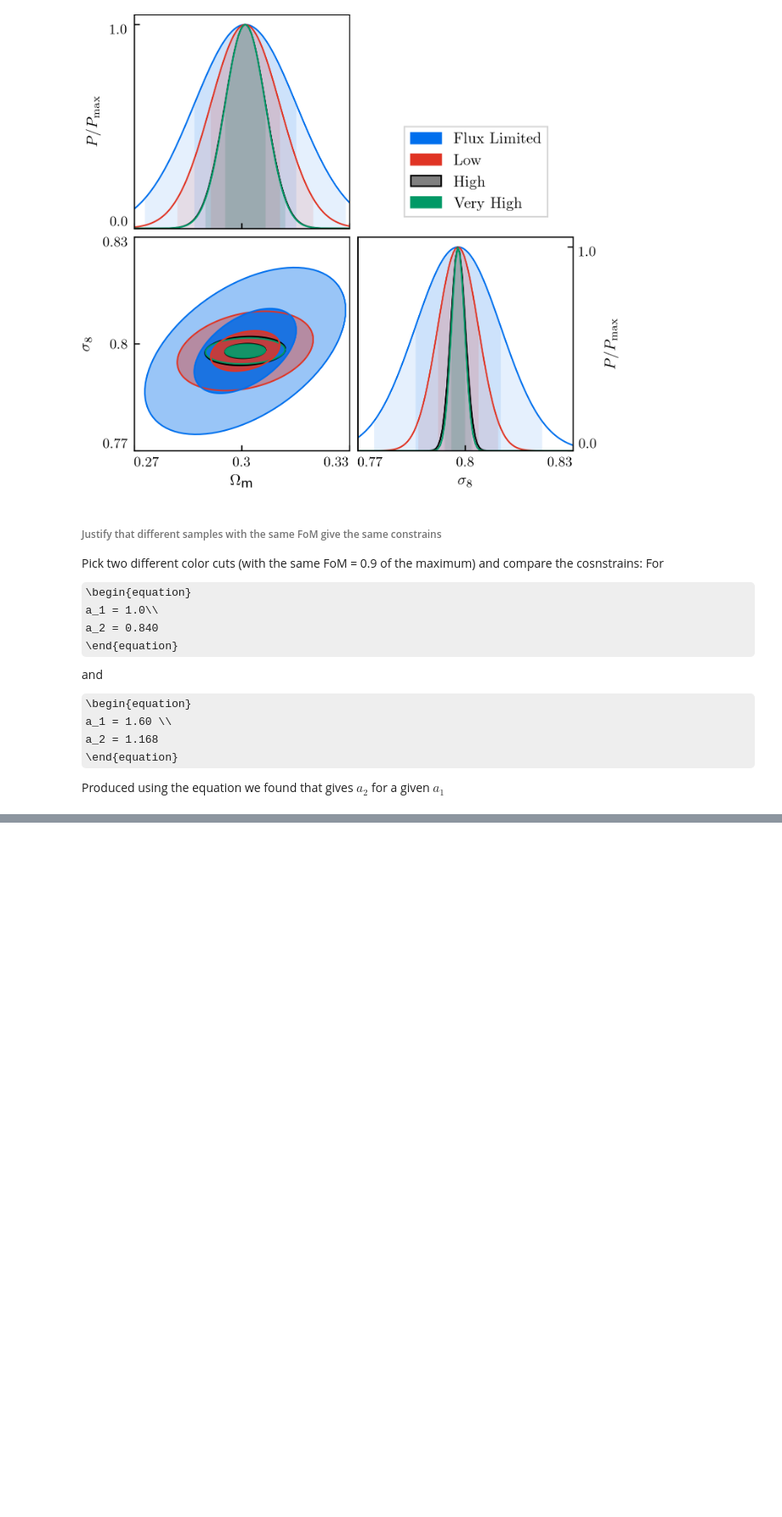
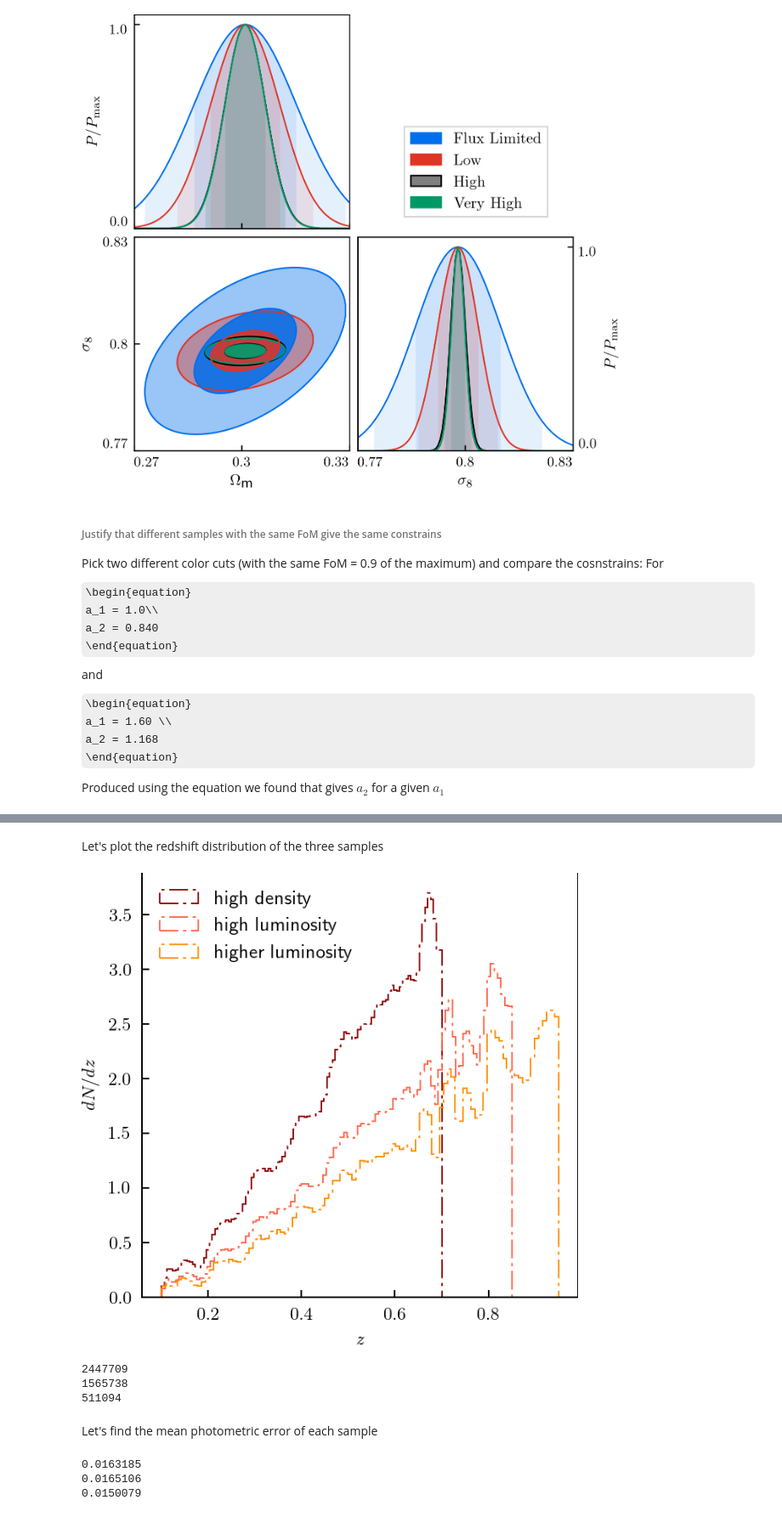
Before and after one commit to dtanoglidis/Photo_Z_project, a Jupyter notebook: Photo_z_Samples_DATA.ipynb, the cells around one changed output, grey strips where cells are left out. Shown at 85% size. Cells and saved outputs as stored; diff of their text form; code cells hidden in the pictures; some formulas as TeX source; blank space fills up the shorter version.

```diff
--- a/Photo_z_Samples_DATA.ipynb
+++ b/Photo_z_Samples_DATA.ipynb
@@ -729,0 +763,5 @@ Produced using the equation we found that gives $a_2$ for a given $a_1$
+# %%
+RED_1 = fits.open('Redmagic_highdens_0.5_10.fit')
+RED_2 = fits.open('Redmagic_highlum_1.0-04.fit')
+RED_3 = fits.open('Redmagic_higherlum_1.5-01.fit')
+print RED_1[1].header.keys
@@ -729,0 +786,44 @@ Produced using the equation we found that gives $a_2$ for a given $a_1$
+# %%
+red_photo_z_1  = RED_1[1].data['ZREDMAGIC']
+red_error_z_1 = RED_1[1].data['ZREDMAGIC_E']
+#============================================
+red_photo_z_2  = RED_2[1].data['ZREDMAGIC']
+red_error_z_2 = RED_2[1].data['ZREDMAGIC_E']
+#============================================
+red_photo_z_3  = RED_3[1].data['ZREDMAGIC']
+red_error_z_3 = RED_3[1].data['ZREDMAGIC_E']
+# %% [markdown]
+Let's plot the redshift distribution of the three samples
+# %%
+plot_pretty()
+
+fig = plt.figure(figsize = (4.0,4.0))
+
+plt.hist(red_photo_z_1, bins=100, histtype='step', color='darkred', ls='-.', linewidth = 0.75, normed=True, label='high density' )
+plt.hist(red_photo_z_2, bins=100, histtype='step', color='tomato',  ls='-.', linewidth = 0.75, normed=True, label='high luminosity')
+plt.hist(red_photo_z_3, bins=100, histtype='step', color='darkorange',  ls='-.', linewidth = 0.75, normed=True, label='higher luminosity')
+
+plt.xlabel('$z$')
+plt.ylabel('$dN/dz$')
+
+plt.legend(frameon=False, loc='upper left', fontsize=10)
+plt.show()
+
+print(np.size(red_photo_z_1))
+print(np.size(red_photo_z_2))
+print(np.size(red_photo_z_3))
+# %% [output]
+[figure, added]
+2447709
+1565738
+511094
+# %% [markdown]
+Let's find the mean photometric error of each sample
+# %%
+print(np.mean(red_error_z_1/(1.0+red_photo_z_1)))
+print(np.mean(red_error_z_2/(1.0+red_photo_z_2)))
+print(np.mean(red_error_z_3/(1.0+red_photo_z_3)))
+# %% [output]
+0.0163185
+0.0165106
+0.0150079
```
Also changed, not shown: parts of 23 cells of this notebook.
